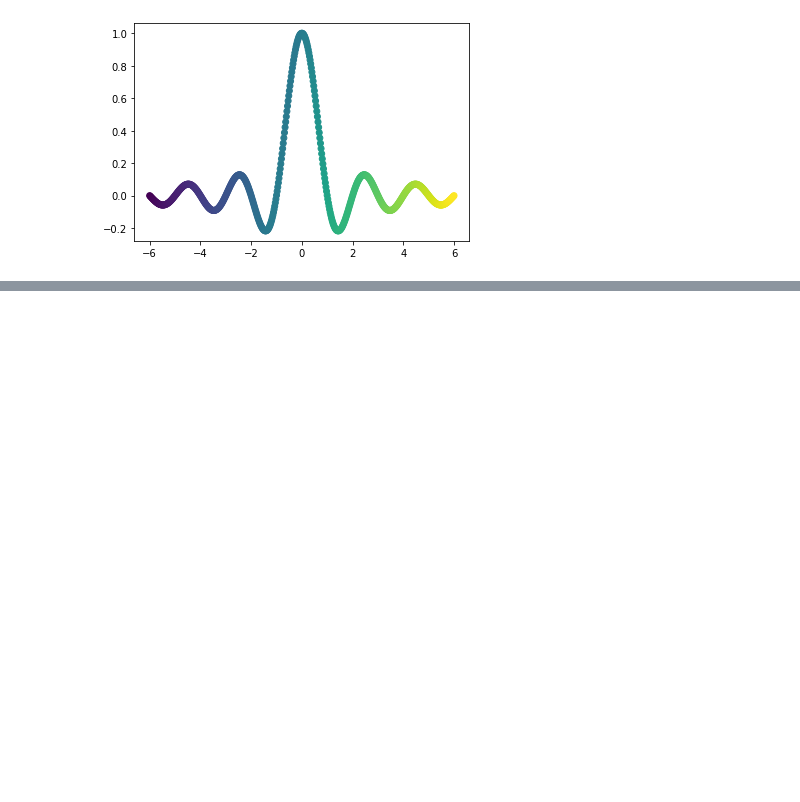
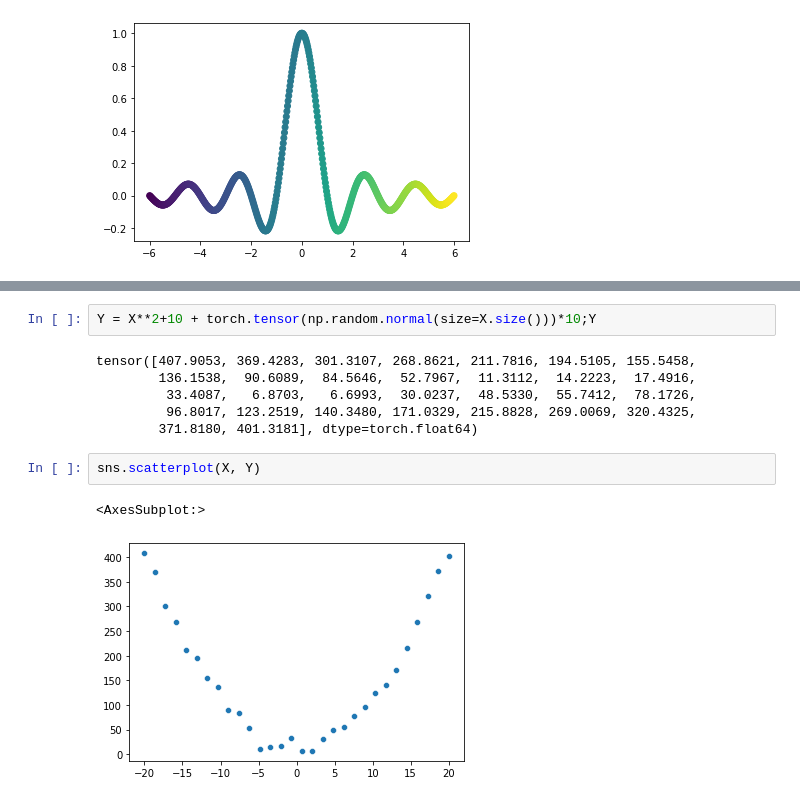
Before and after one commit to Nossonhuebner/ml-study, a Jupyter notebook: matplotlib practice/misc fundamentals.ipynb, the cells around one changed output, grey strips where cells are left out. Saved outputs shown, nothing was run; the diff lists cells and outputs as text; blank space fills up the shorter version.

```diff
--- a/matplotlib practice/Untitled.ipynb
+++ b/matplotlib practice/misc fundamentals.ipynb
@@ -219,0 +228,13 @@ TypeError: 'float' object cannot be interpreted as an integer
+# %%
+Y = X**2+10 + torch.tensor(np.random.normal(size=X.size()))*10;Y
+# %% [output]
+tensor([407.9053, 369.4283, 301.3107, 268.8621, 211.7816, 194.5105, 155.5458,
+        136.1538,  90.6089,  84.5646,  52.7967,  11.3112,  14.2223,  17.4916,
+         33.4087,   6.8703,   6.6993,  30.0237,  48.5330,  55.7412,  78.1726,
+         96.8017, 123.2519, 140.3480, 171.0329, 215.8828, 269.0069, 320.4325,
+        371.8180, 401.3181], dtype=torch.float64)
+# %%
+sns.scatterplot(X, Y)
+# %% [output]
+<AxesSubplot:>
+[figure, added]
```
Also changed, not shown: parts of 26 cells of this notebook, 2 other files.
